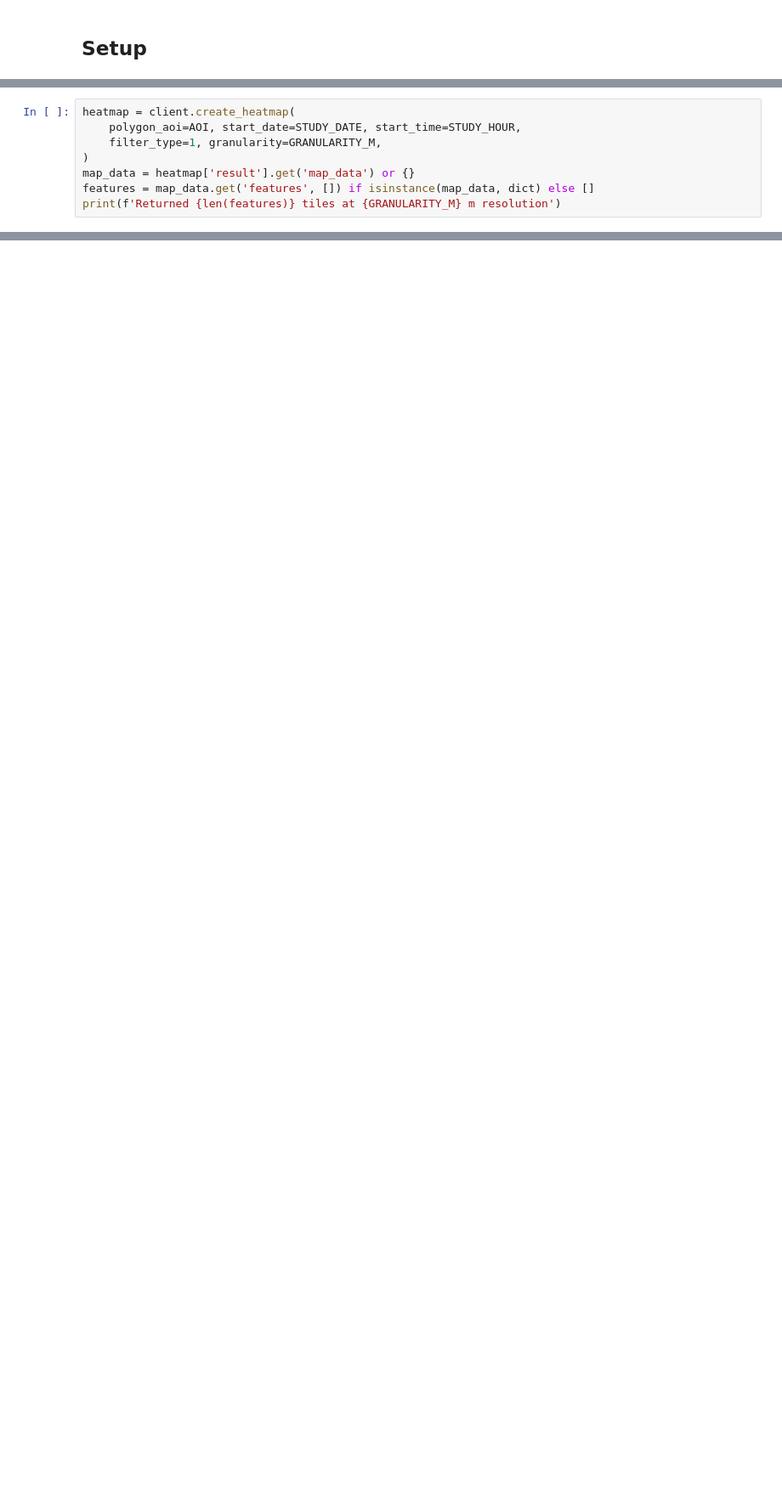
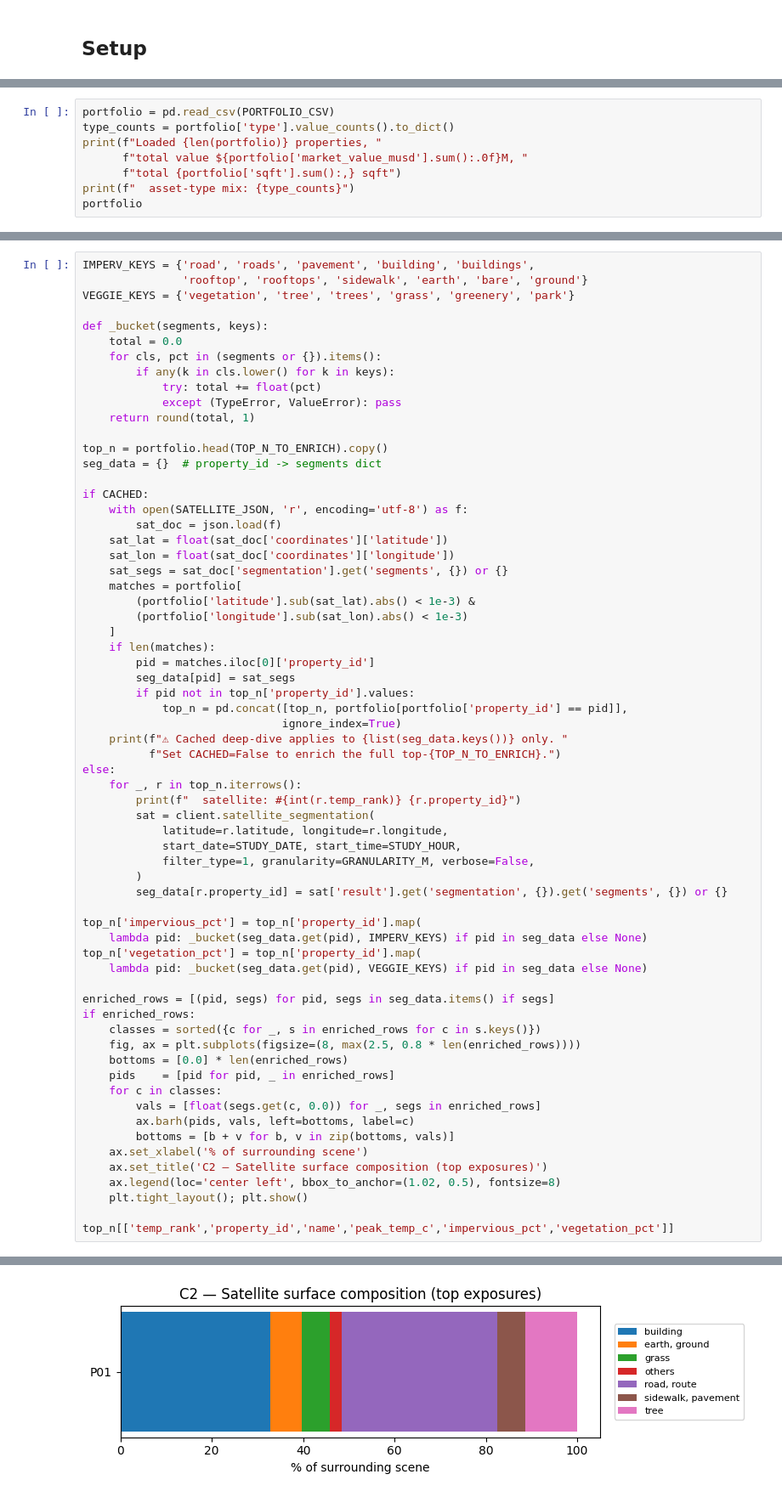
Before and after one commit to Aarsh0315/fortyguard-hackathon-26, a Jupyter notebook: notebooks/use_cases/real_estate_portfolio_heat_risk.ipynb, the cells around one changed output, grey strips where cells are left out. Shown at 85% size. Drawn from its saved outputs; the diff is of its cells as text; blank space fills up the shorter version.

```diff
--- a/notebooks/use_cases/real_estate_portfolio_heat_risk.ipynb
+++ b/notebooks/use_cases/real_estate_portfolio_heat_risk.ipynb
@@ -70,8 +24,0 @@ A city-wide weather observation misses intra-city variation that *actually* driv
-# %%
-heatmap = client.create_heatmap(
-    polygon_aoi=AOI, start_date=STUDY_DATE, start_time=STUDY_HOUR,
-    filter_type=1, granularity=GRANULARITY_M,
-)
-map_data = heatmap['result'].get('map_data') or {}
-features = map_data.get('features', []) if isinstance(map_data, dict) else []
-print(f'Returned {len(features)} tiles at {GRANULARITY_M} m resolution')
@@ -258,0 +87,8 @@ Every number traces back to a measurement, not an assumption. That is what makes
+# %%
+portfolio = pd.read_csv(PORTFOLIO_CSV)
+type_counts = portfolio['type'].value_counts().to_dict()
+print(f"Loaded {len(portfolio)} properties, "
+      f"total value ${portfolio['market_value_musd'].sum():.0f}M, "
+      f"total {portfolio['sqft'].sum():,} sqft")
+print(f"  asset-type mix: {type_counts}")
+portfolio
@@ -258,0 +350,66 @@ Every number traces back to a measurement, not an assumption. That is what makes
+# %%
+IMPERV_KEYS = {'road', 'roads', 'pavement', 'building', 'buildings',
+               'rooftop', 'rooftops', 'sidewalk', 'earth', 'bare', 'ground'}
+VEGGIE_KEYS = {'vegetation', 'tree', 'trees', 'grass', 'greenery', 'park'}
+
+def _bucket(segments, keys):
+    total = 0.0
+    for cls, pct in (segments or {}).items():
+        if any(k in cls.lower() for k in keys):
+            try: total += float(pct)
+            except (TypeError, ValueError): pass
+    return round(total, 1)
+
+top_n = portfolio.head(TOP_N_TO_ENRICH).copy()
+seg_data = {}  # property_id -> segments dict
+
+if CACHED:
+    with open(SATELLITE_JSON, 'r', encoding='utf-8') as f:
+        sat_doc = json.load(f)
+    sat_lat = float(sat_doc['coordinates']['latitude'])
+    sat_lon = float(sat_doc['coordinates']['longitude'])
+    sat_segs = sat_doc['segmentation'].get('segments', {}) or {}
+    matches = portfolio[
+        (portfolio['latitude'].sub(sat_lat).abs() < 1e-3) &
+        (portfolio['longitude'].sub(sat_lon).abs() < 1e-3)
+    ]
+    if len(matches):
+        pid = matches.iloc[0]['property_id']
+        seg_data[pid] = sat_segs
+        if pid not in top_n['property_id'].values:
+            top_n = pd.concat([top_n, portfolio[portfolio['property_id'] == pid]],
+                              ignore_index=True)
+    print(f"⚠ Cached deep-dive applies to {list(seg_data.keys())} only. "
+          f"Set CACHED=False to enrich the full top-{TOP_N_TO_ENRICH}.")
+else:
+    for _, r in top_n.iterrows():
+        print(f"  satellite: #{int(r.temp_rank)} {r.property_id}")
+        sat = client.satellite_segmentation(
+            latitude=r.latitude, longitude=r.longitude,
+            start_date=STUDY_DATE, start_time=STUDY_HOUR,
+            filter_type=1, granularity=GRANULARITY_M, verbose=False,
+        )
+        seg_data[r.property_id] = sat['result'].get('segmentation', {}).get('segments', {}) or {}
+
+top_n['impervious_pct'] = top_n['property_id'].map(
+    lambda pid: _bucket(seg_data.get(pid), IMPERV_KEYS) if pid in seg_data else None)
+top_n['vegetation_pct'] = top_n['property_id'].map(
+    lambda pid: _bucket(seg_data.get(pid), VEGGIE_KEYS) if pid in seg_data else None)
+
+enriched_rows = [(pid, segs) for pid, segs in seg_data.items() if segs]
+if enriched_rows:
+    classes = sorted({c for _, s in enriched_rows for c in s.keys()})
+    fig, ax = plt.subplots(figsize=(8, max(2.5, 0.8 * len(enriched_rows))))
+    bottoms = [0.0] * len(enriched_rows)
+    pids    = [pid for pid, _ in enriched_rows]
+    for c in classes:
+        vals = [float(segs.get(c, 0.0)) for _, segs in enriched_rows]
+        ax.barh(pids, vals, left=bottoms, label=c)
+        bottoms = [b + v for b, v in zip(bottoms, vals)]
+    ax.set_xlabel('% of surrounding scene')
+    ax.set_title('C2 — Satellite surface composition (top exposures)')
+    ax.legend(loc='center left', bbox_to_anchor=(1.02, 0.5), fontsize=8)
+    plt.tight_layout(); plt.show()
+
+top_n[['temp_rank','property_id','name','peak_temp_c','impervious_pct','vegetation_pct']]
+# %% [output]
@@ -258,0 +417 @@ Every number traces back to a measurement, not an assumption. That is what makes
+[figure, added]
```
Also changed, not shown: parts of 41 cells of this notebook, 5 other files.
